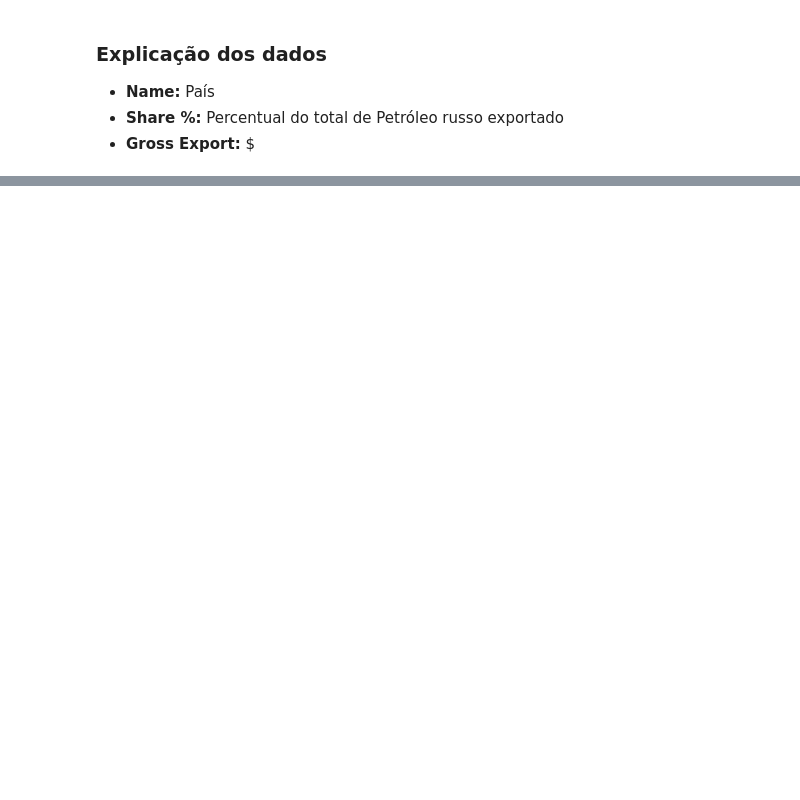
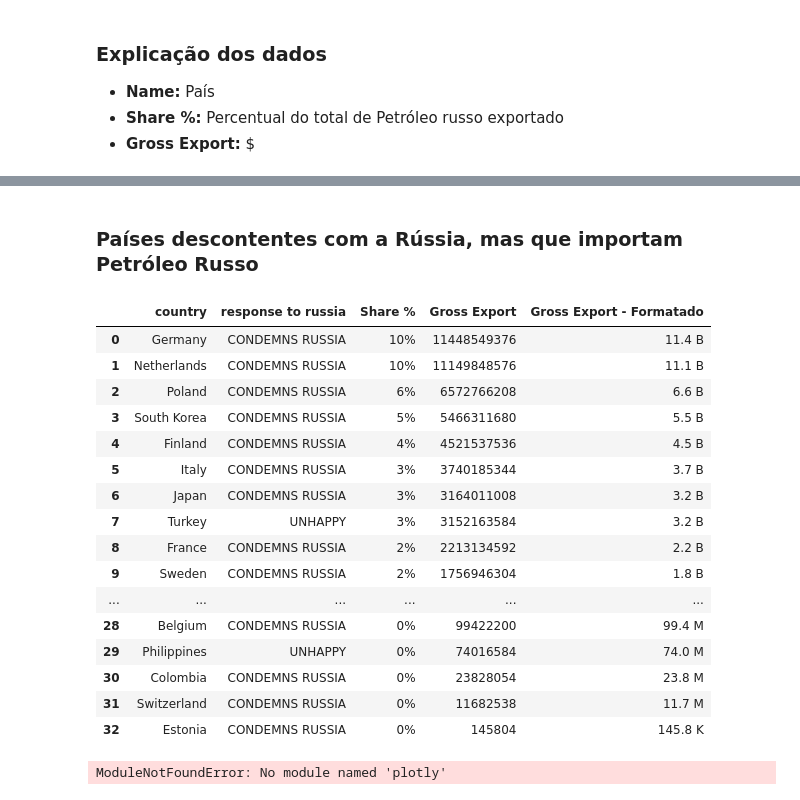
Before and after one commit to zThanael/Data-Glow-Up-33, a Jupyter notebook: analises.ipynb, the cells around one changed output, grey strips where cells are left out. Drawn from its saved outputs; the diff is of its cells as text; code cells hidden in the pictures; blank space fills up the shorter version.

```diff
--- a/analises.ipynb
+++ b/analises.ipynb
@@ -122,0 +126,30 @@ df_potencial.sort_values(by='Share %', ascending = False)
+# %% [markdown]
+### Países descontentes com a Rússia, mas que importam Petróleo Russo
+# %%
+# Fazer o JOIN dos dados
+df_potencial = pd.merge(
+    left = df_import_oil,
+    right = possiveis_clientes,
+    left_on = 'Name',
+    right_on = 'country',
+    how = 'inner'
+)
+
+# Ordenar pela % de pétroleo da Rússia que o país importa
+df_potencial = df_potencial.sort_values(by='Share %', ascending = False)
+
+# Criar uma coluna com mascara de valores
+df_potencial['Gross Export - Formatado'] = df_potencial['Gross Export'].apply(lambda valor: formatar_valor_monetario(valor))
+
+# Filtrar as colunas
+df_potencial = df_potencial[['country','response to russia','Share %','Gross Export','Gross Export - Formatado', ]]
+
+# Resetar o Index
+df_potencial = df_potencial.reset_index(drop = True)
+# %%
+df_potencial_style = (
+df_potencial.style
+    .format('{:.0f}%', na_rep='MISS',subset=['Share %'])
+    .background_gradient(cmap='YlGn',subset=['Share %','Gross Export'])
+    .applymap(lambda v: 'font-weight: bold', subset=['country','Share %','Gross Export - Formatado'])
+)
@@ -122,0 +158,27 @@ df_potencial.sort_values(by='Share %', ascending = False)
+# %%
+df_potencial_style
+# %% [output]
+|  | country | response to russia | Share % | Gross Export | Gross Export - Formatado |
+| 0 | Germany | CONDEMNS RUSSIA | 10% | 11448549376 | 11.4 B |
+| 1 | Netherlands | CONDEMNS RUSSIA | 10% | 11149848576 | 11.1 B |
+| 2 | Poland | CONDEMNS RUSSIA | 6% | 6572766208 | 6.6 B |
+| 3 | South Korea | CONDEMNS RUSSIA | 5% | 5466311680 | 5.5 B |
+| 4 | Finland | CONDEMNS RUSSIA | 4% | 4521537536 | 4.5 B |
+| 5 | Italy | CONDEMNS RUSSIA | 3% | 3740185344 | 3.7 B |
+| 6 | Japan | CONDEMNS RUSSIA | 3% | 3164011008 | 3.2 B |
+| 7 | Turkey | UNHAPPY | 3% | 3152163584 | 3.2 B |
+| 8 | France | CONDEMNS RUSSIA | 2% | 2213134592 | 2.2 B |
+| 9 | Sweden | CONDEMNS RUSSIA | 2% | 1756946304 | 1.8 B |
+| ... | ... | ... | ... | ... | ... |
+| 28 | Belgium | CONDEMNS RUSSIA | 0% | 99422200 | 99.4 M |
+| 29 | Philippines | UNHAPPY | 0% | 74016584 | 74.0 M |
+| 30 | Colombia | CONDEMNS RUSSIA | 0% | 23828054 | 23.8 M |
+| 31 | Switzerland | CONDEMNS RUSSIA | 0% | 11682538 | 11.7 M |
+| 32 | Estonia | CONDEMNS RUSSIA | 0% | 145804 | 145.8 K |
+# %%
+import plotly.express as px
+data_canada = px.data.gapminder().query("country == 'Canada'")
+fig = px.bar(data_canada, x='year', y='pop')
+fig.show()
+# %% [output]
+ModuleNotFoundError: No module named 'plotly'
```
Also changed, not shown: parts of 14 cells of this notebook, 3 other files.
